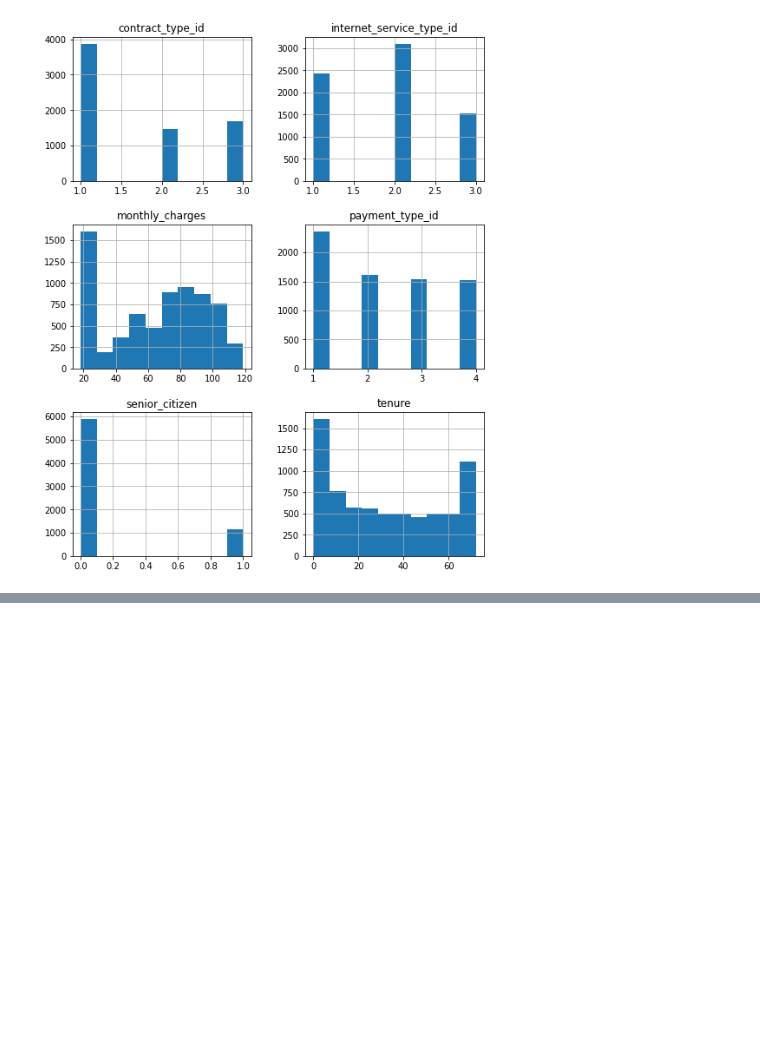
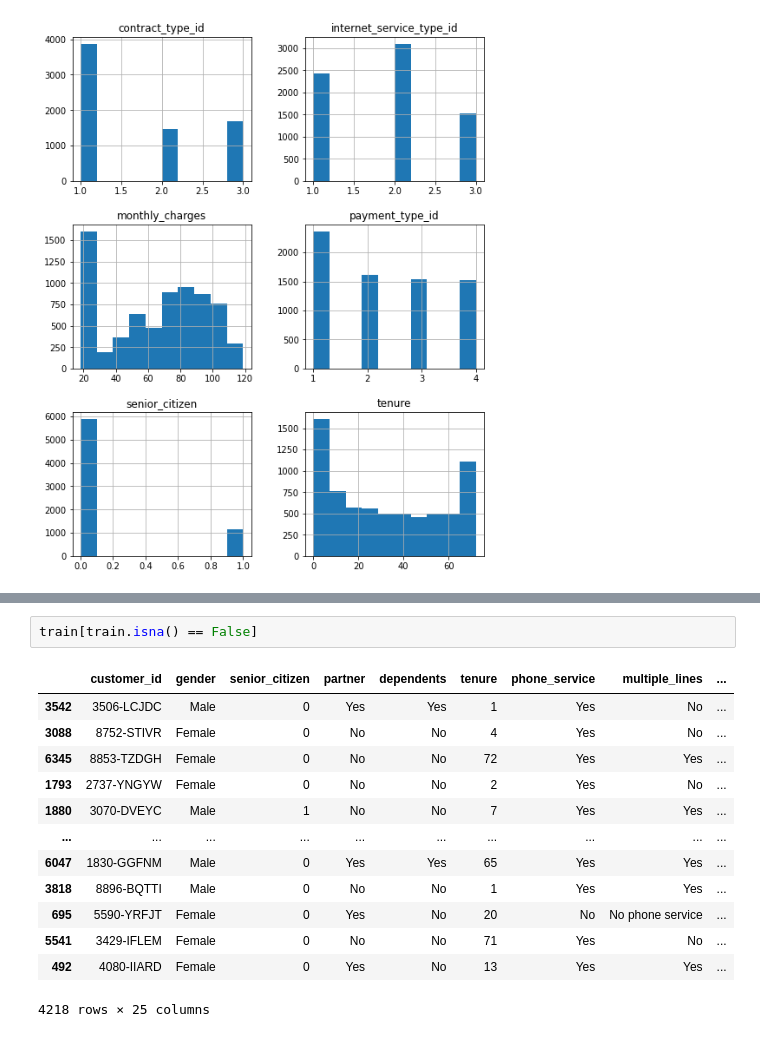
Before and after one commit to hartman-jiang-classification-project/telco-classification-project, a Jupyter notebook: alec_preparation.ipynb, the cells around one changed output, grey strips where cells are left out. Saved outputs shown, nothing was run; the diff lists cells and outputs as text; blank space fills up the shorter version.

```diff
--- a/alec_preparation.ipynb
+++ b/alec_preparation.ipynb
@@ -130,0 +136,16 @@ train
+# %%
+train[train.isna() == False]
+# %% [output]
+|  | customer_id | gender | senior_citizen | partner | dependents | tenure | phone_service | multiple_lines | ... |
+| 3542 | 3506-LCJDC | Male | 0 | Yes | Yes | 1 | Yes | No | ... |
+| 3088 | 8752-STIVR | Female | 0 | No | No | 4 | Yes | No | ... |
+| 6345 | 8853-TZDGH | Female | 0 | No | No | 72 | Yes | Yes | ... |
+| 1793 | 2737-YNGYW | Female | 0 | No | No | 2 | Yes | No | ... |
+| 1880 | 3070-DVEYC | Male | 1 | No | No | 7 | Yes | Yes | ... |
+| ... | ... | ... | ... | ... | ... | ... | ... | ... | ... |
+| 6047 | 1830-GGFNM | Male | 0 | Yes | Yes | 65 | Yes | Yes | ... |
+| 3818 | 8896-BQTTI | Male | 0 | No | No | 1 | Yes | Yes | ... |
+| 695 | 5590-YRFJT | Female | 0 | Yes | No | 20 | No | No phone service | ... |
+| 5541 | 3429-IFLEM | Female | 0 | No | No | 71 | Yes | No | ... |
+| 492 | 4080-IIARD | Female | 0 | Yes | No | 13 | Yes | Yes | ... |
+4218 rows × 25 columns
```
Also changed, not shown: parts of 8 cells of this notebook, 1 other file.
